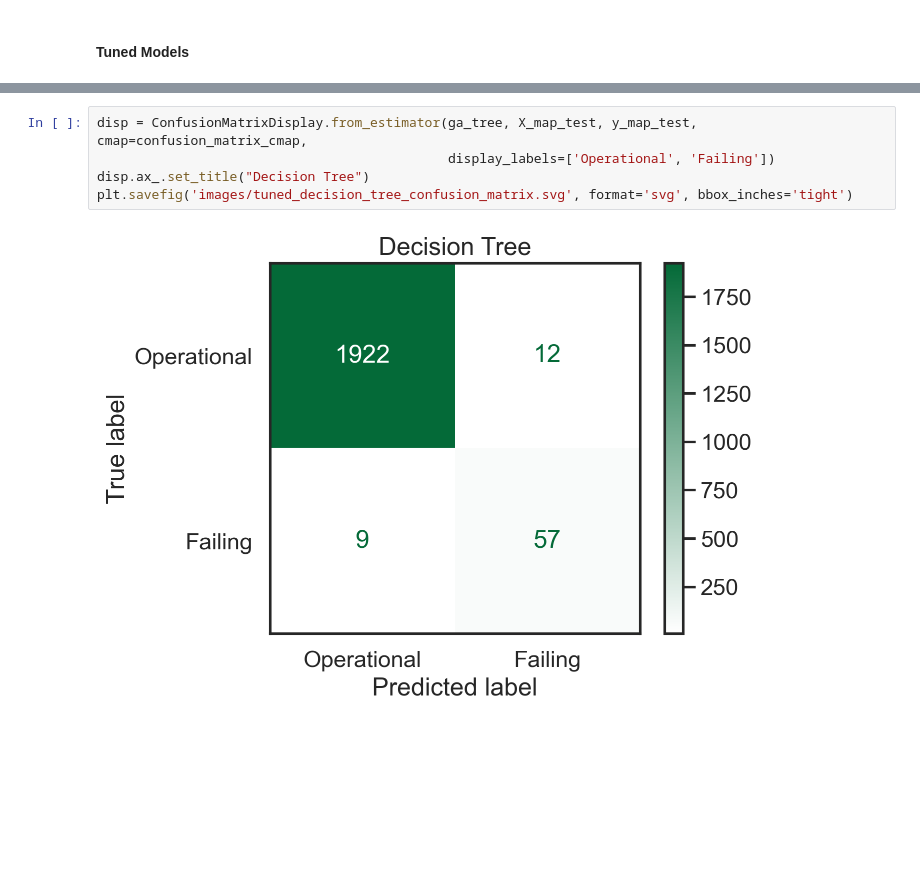
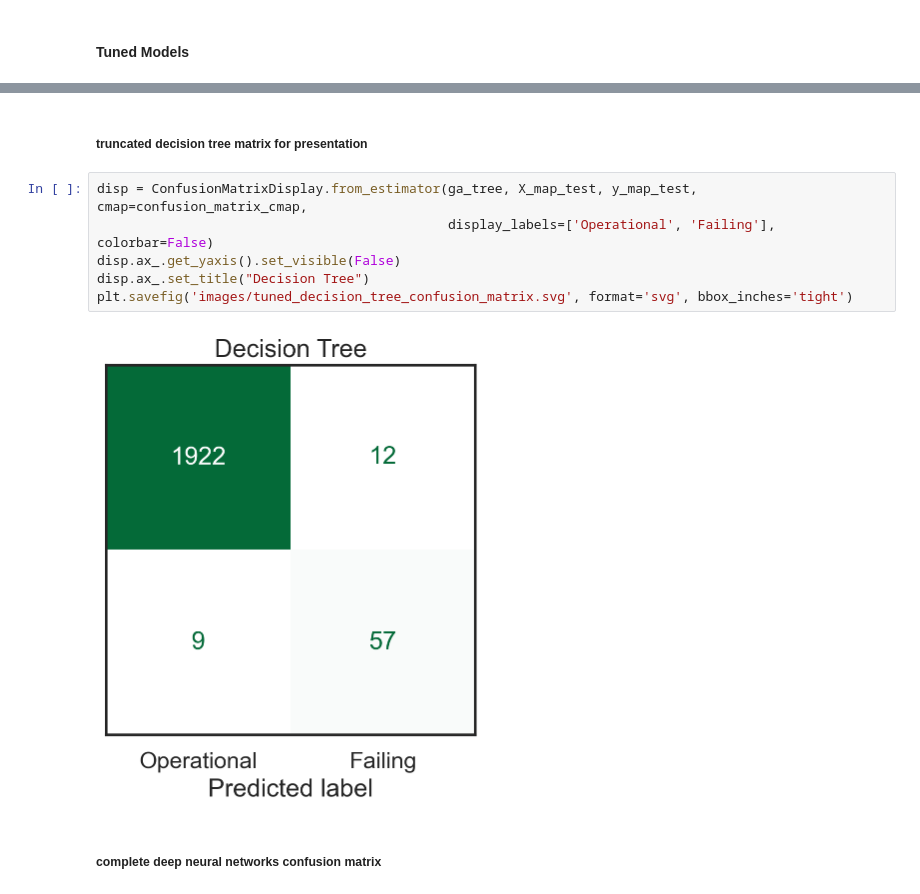
Before and after one commit to ToluAkinlabi/capstone_project_2, a Jupyter notebook: Solution.ipynb, the cells around one changed output, grey strips where cells are left out. Saved outputs shown, nothing was run; the diff lists cells and outputs as text; blank space fills up the shorter version.

Commit message:
Add grouped bar chart comparing tuning methods; modify confusion matrix axes; touch up untuned accuracy comparison graph

```diff
--- a/Solution.ipynb
+++ b/Solution.ipynb
@@ -869,9 +890,14 @@ sns.set_context('talk')
+# %% [markdown]
+##### truncated decision tree matrix for presentation
 # %%
 disp = ConfusionMatrixDisplay.from_estimator(ga_tree, X_map_test, y_map_test, cmap=confusion_matrix_cmap,
-                                             display_labels=['Operational', 'Failing'])
+                                             display_labels=['Operational', 'Failing'], colorbar=False)
+disp.ax_.get_yaxis().set_visible(False)
 disp.ax_.set_title("Decision Tree")
 plt.savefig('images/tuned_decision_tree_confusion_matrix.svg', format='svg', bbox_inches='tight')
 # %% [output]
-[figure, old version]
+[figure, new version]
+# %% [markdown]
+##### complete deep neural networks confusion matrix
 # %%
 disp = ConfusionMatrixDisplay.from_estimator(ga_nn, X_dummy_test, y_dummy_test, cmap=confusion_matrix_cmap,
```
Also changed, not shown: parts of 31 cells of this notebook, 5 other files.
